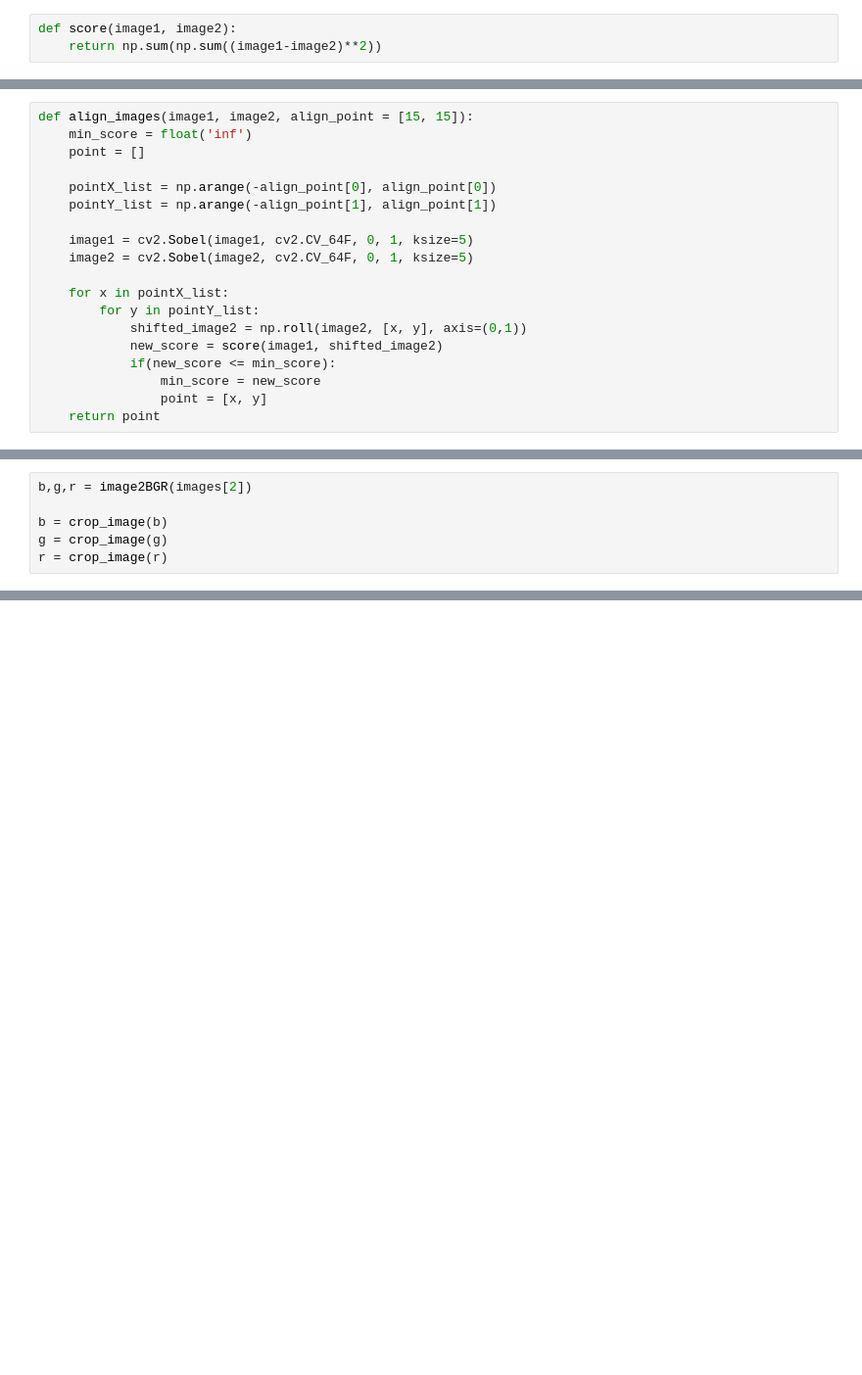
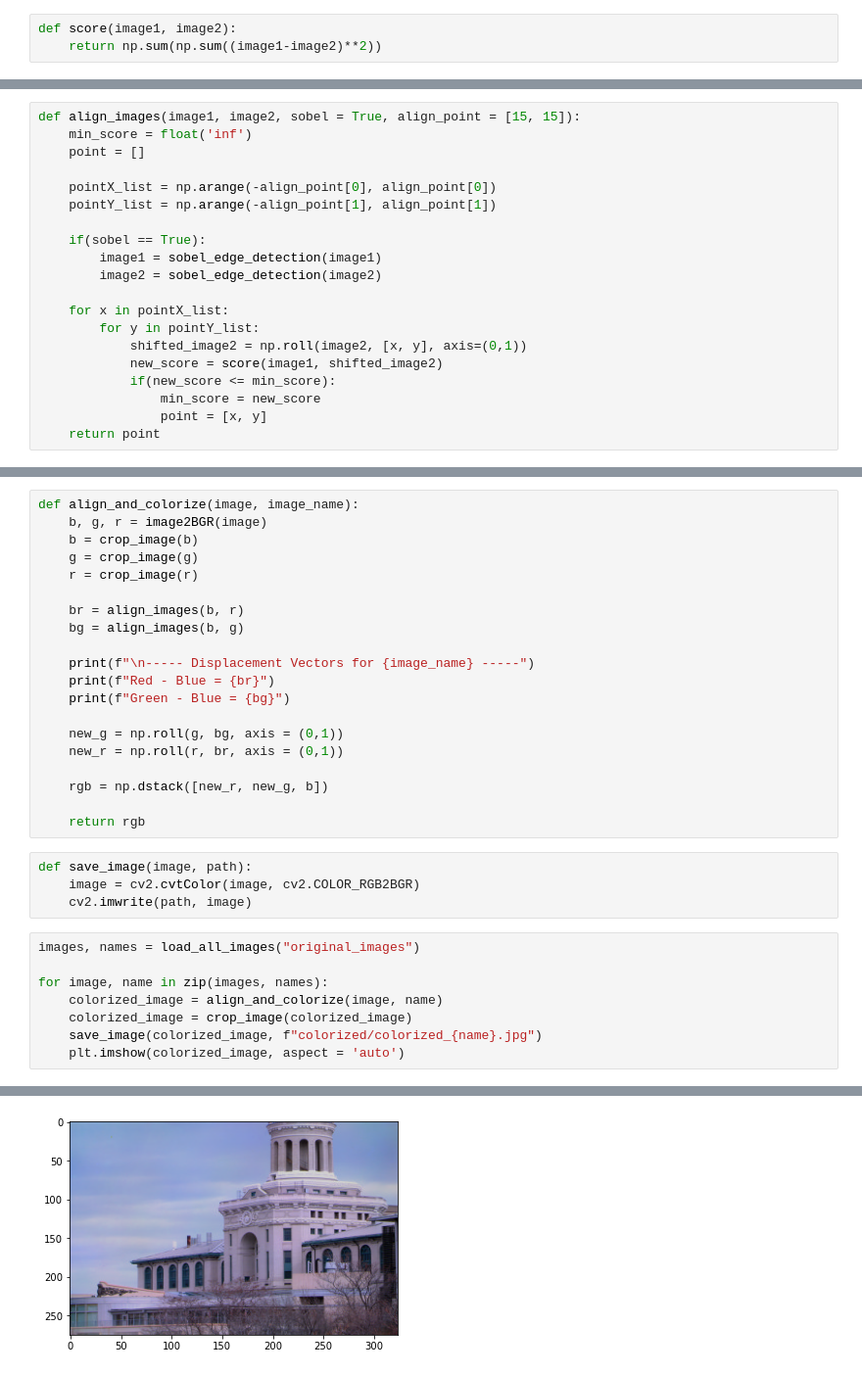
Before and after one commit to GHasanKaraman/colorizing-images, a Jupyter notebook: colorizing_images.ipynb, the cells around one changed output, grey strips where cells are left out. Shown at 98% size. Saved outputs shown, nothing was run; the diff lists cells and outputs as text; blank space fills up the shorter version.

Commit message:
align_and_colorize function and printing displacement vectors for each image

```diff
--- a/colorizing_images.ipynb
+++ b/colorizing_images.ipynb
@@ -32,13 +45,14 @@ def score(image1, image2):
 # %%
-def align_images(image1, image2, align_point = [15, 15]):
+def align_images(image1, image2, sobel = True, align_point = [15, 15]):
     min_score = float('inf')
     point = []
 
     pointX_list = np.arange(-align_point[0], align_point[0])
     pointY_list = np.arange(-align_point[1], align_point[1])
 
-    image1 = cv2.Sobel(image1, cv2.CV_64F, 0, 1, ksize=5)
-    image2 = cv2.Sobel(image2, cv2.CV_64F, 0, 1, ksize=5)
+    if(sobel == True):
+        image1 = sobel_edge_detection(image1)
+        image2 = sobel_edge_detection(image2)
 
     for x in pointX_list:
         for y in pointY_list:
@@ -53,6 +64,0 @@ images = load_all_images("original_images")
-# %%
-b,g,r = image2BGR(images[2])
-
-b = crop_image(b)
-g = crop_image(g)
-r = crop_image(r)
@@ -77,0 +65,33 @@ plt.imshow(rgb, aspect = 'auto')
+# %%
+def align_and_colorize(image, image_name):
+    b, g, r = image2BGR(image)
+    b = crop_image(b)
+    g = crop_image(g)
+    r = crop_image(r)
+
+    br = align_images(b, r)
+    bg = align_images(b, g)
+
+    print(f"\n----- Displacement Vectors for {image_name} -----")
+    print(f"Red - Blue = {br}")
+    print(f"Green - Blue = {bg}")
+
+    new_g = np.roll(g, bg, axis = (0,1))
+    new_r = np.roll(r, br, axis = (0,1))
+
+    rgb = np.dstack([new_r, new_g, b])
+
+    return rgb
+# %%
+def save_image(image, path):
+    image = cv2.cvtColor(image, cv2.COLOR_RGB2BGR)
+    cv2.imwrite(path, image)
+# %%
+images, names = load_all_images("original_images")
+
+for image, name in zip(images, names):
+    colorized_image = align_and_colorize(image, name)
+    colorized_image = crop_image(colorized_image)
+    save_image(colorized_image, f"colorized/colorized_{name}.jpg")
+    plt.imshow(colorized_image, aspect = 'auto')
+# %% [output]
@@ -77,0 +115 @@ plt.imshow(rgb, aspect = 'auto')
+[figure, added]
```
Also changed, not shown: parts of 11 cells of this notebook.
